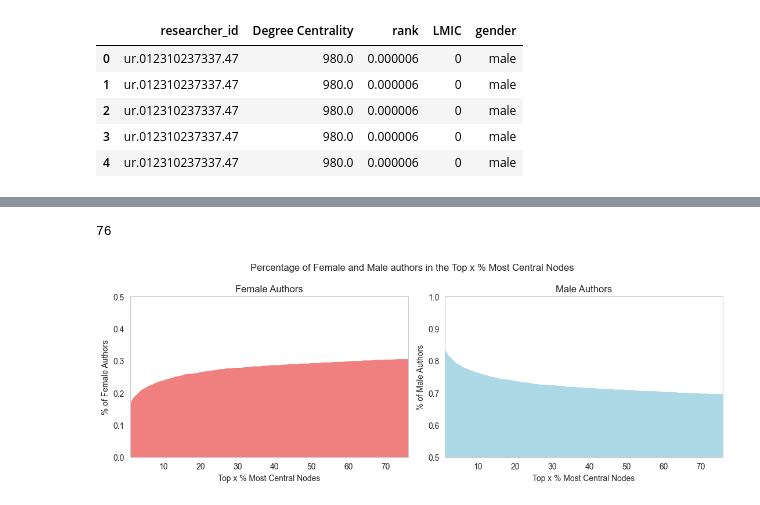
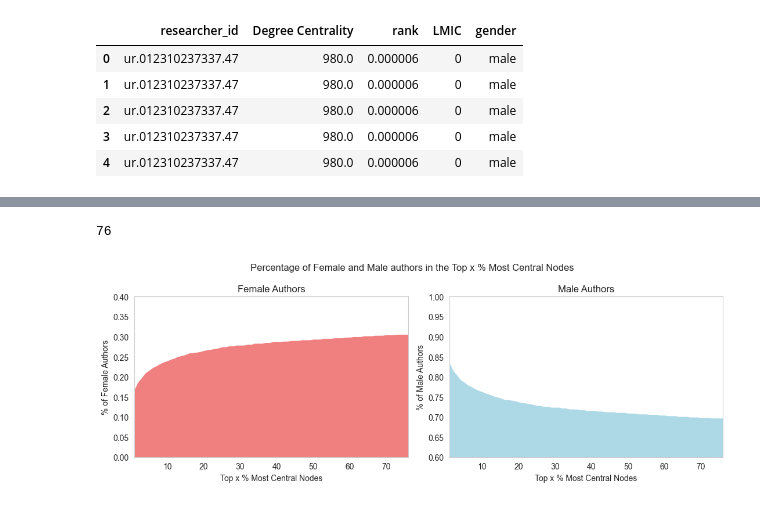
Before and after one commit to joamats/mit-knowledge-oligarchies, a Jupyter notebook: oligarchies/4_centralities.ipynb, the cells around one changed output, grey strips where cells are left out. Cells and saved outputs as stored; diff of their text form; code cells hidden in the pictures.

```diff
--- a/oligarchies/4_centralities.ipynb
+++ b/oligarchies/4_centralities.ipynb
@@ -102,6 +108,3 @@ plt.savefig('results/centrality_LMIC.png', dpi=300)
-# %%
-# transform gender into binary, 0 or 1
-centrality_df.gender = centrality_df.gender.apply(lambda x: 1 if x == "female" else 0)
 # %%
 # get the distributions of LMIC and HIC for the top x% of authors
 female_percentages = []
@@ -126,33 +129,33 @@ print(th_significance_from_all_set)
 # figure with two plots
 fig, (ax1, ax2) = plt.subplots(1,2, figsize=(11,4))
 ax1.plot(range(1, 101), female_percentages, color='firebrick', alpha=0)
 # add a vertical line at the position of the first nonsignificant pvalue
 # ax1.vlines(th_significance_from_all_set, ymin=0, ymax=1, color='black', linestyle='--', linewidth=.75)
 # ax2.vlines(th_significance_from_all_set, ymin=0, ymax=1, color='black', linestyle='--', linewidth=.75)
 # # add a text at the position of the first nonsignificant pvalue
 # ax1.text(th_significance_from_all_set+1.5, 0.45, "p-value > 0.05\ntop x% vs 100%", fontsize=8)
 # ax2.text(th_significance_from_all_set+1.5, 0.95, "p-value > 0.05\ntop x% vs 100%", fontsize=8)
 ax1.set_xlim(1,  th_significance_from_all_set)
-ax1.set_ylim(0,.5)
-ax2.set_ylim(.5,1)
+ax1.set_ylim(0,.4)
+ax2.set_ylim(.6,1)
 ax2.plot(range(1, 101), male_percentages, color='royalblue', alpha=0)
 ax2.set_xlim(1,th_significance_from_all_set)
 ax1.set_xlabel('Top x % Most Central Nodes')
 ax2.set_xlabel('Top x % Most Central Nodes')
 ax1.set_ylabel('% of Female Authors')
 ax2.set_ylabel('% of Male Authors')
 ax1.set_title('Female Authors')
 ax2.set_title('Male Authors')
 fig.suptitle('Percentage of Female and Male authors in the Top x % Most Central Nodes')
 ax1.grid(False)
 ax2.grid(False)
 plt.tight_layout()
 ax1.fill_between(range(1, 101), female_percentages, color='lightcoral')
 ax2.fill_between(range(1, 101), male_percentages, color='lightblue')
 # fill after vertical line
 # ax1.fill_between(range(th_significance_from_all_set, 101), female_percentages[th_significance_from_all_set-1:], color='gainsboro')
 # ax2.fill_between(range(th_significance_from_all_set, 101), male_percentages[th_significance_from_all_set-1:], color='gainsboro')
 plt.savefig('results/centrality_gender.png', dpi=300)
 # %% [output]
 76
-[figure, old version]
+[figure, new version]
```
Also changed, not shown: parts of 3 cells of this notebook, 7 other files.
